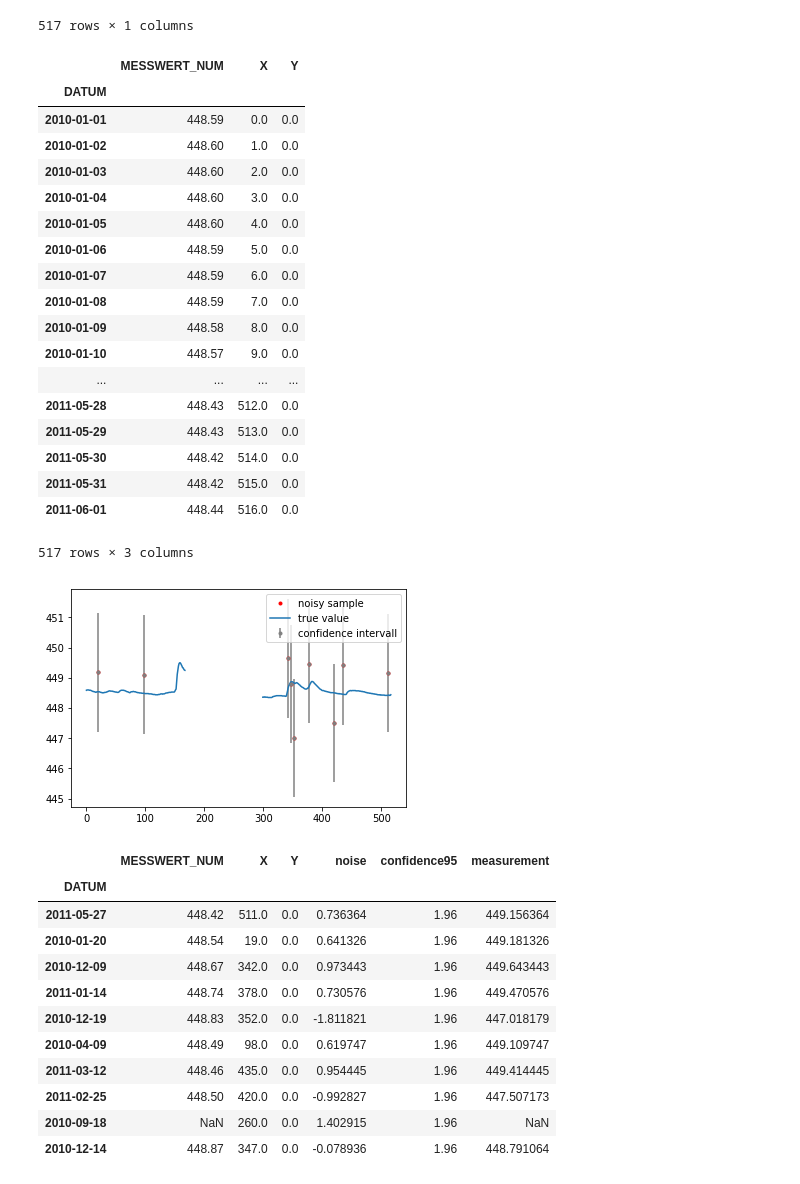
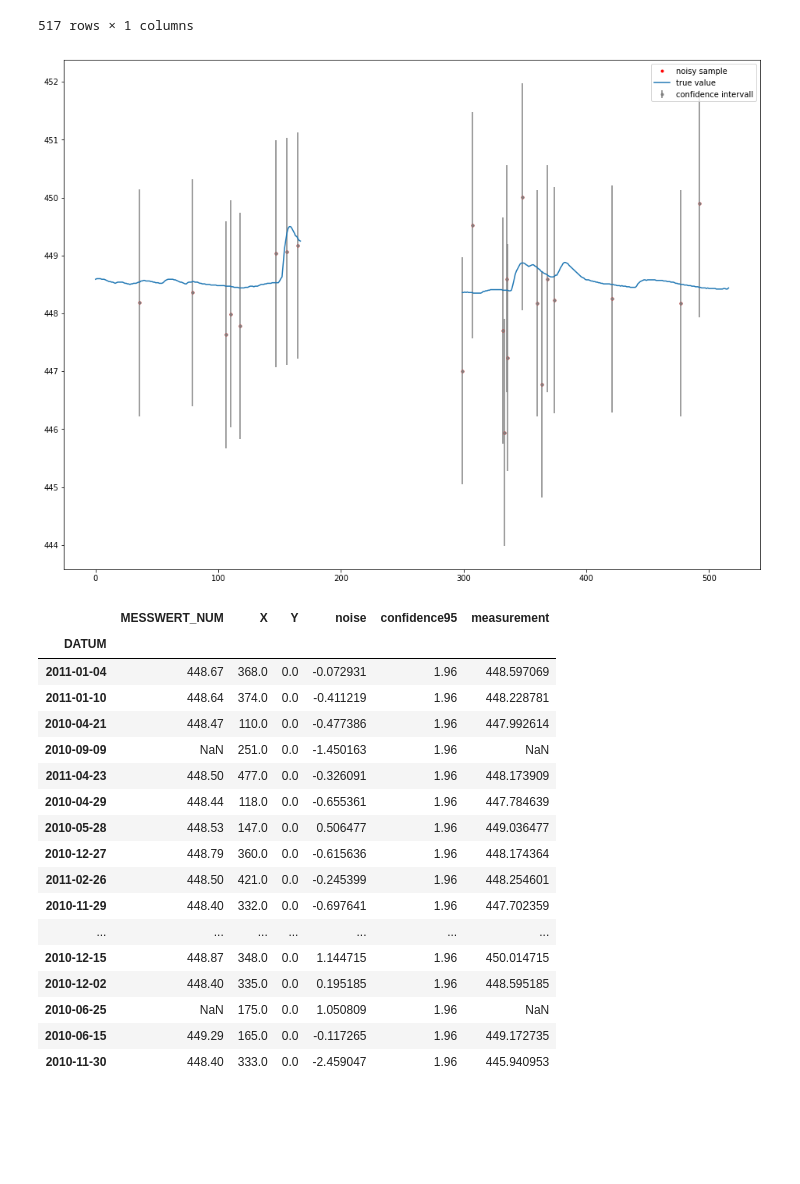
Before and after one commit to red5alex/kriglab, a Jupyter notebook: noisy sample test.ipynb, the cells around one changed output. Drawn from its saved outputs; the diff is of its cells as text; code cells hidden in the pictures; blank space fills up the shorter version.

```diff
--- a/noisy sample test.ipynb
+++ b/noisy sample test.ipynb
@@ -39,27 +39,11 @@ df_test
 X = np.array(df_test.index.values - df_test.index.values.min() , dtype=(float)) / (1e9 * 60 * 60 * 24)
 
 df_test = df_test.assign(X =X[:])
+noise_mean = 0
+noise_std = 1
 df_test["Y"] = 0.
+df_test["noise"] = np.random.randn(len(df_test)) * noise_std + noise_mean
+df_test["confidence95"] = noise_std * 1.96
+df_test["measurement"] = df_test["MESSWERT_NUM"] + df_test["noise"]
+
 P = np.array( df_test.dropna().reset_index()[['DATUM','Y','MESSWERT_NUM']] )
-# %%
-df_test
-# %% [output]
-|  | MESSWERT_NUM | X | Y |
-| DATUM |  |  |  |
-| 2010-01-01 | 448.59 | 0.0 | 0.0 |
-| 2010-01-02 | 448.60 | 1.0 | 0.0 |
-| 2010-01-03 | 448.60 | 2.0 | 0.0 |
-| 2010-01-04 | 448.60 | 3.0 | 0.0 |
-| 2010-01-05 | 448.60 | 4.0 | 0.0 |
-| 2010-01-06 | 448.59 | 5.0 | 0.0 |
-| 2010-01-07 | 448.59 | 6.0 | 0.0 |
-| 2010-01-08 | 448.59 | 7.0 | 0.0 |
-| 2010-01-09 | 448.58 | 8.0 | 0.0 |
-| 2010-01-10 | 448.57 | 9.0 | 0.0 |
-| ... | ... | ... | ... |
-| 2011-05-28 | 448.43 | 512.0 | 0.0 |
-| 2011-05-29 | 448.43 | 513.0 | 0.0 |
-| 2011-05-30 | 448.42 | 514.0 | 0.0 |
-| 2011-05-31 | 448.42 | 515.0 | 0.0 |
-| 2011-06-01 | 448.44 | 516.0 | 0.0 |
-517 rows × 3 columns
@@ -88,28 +50,40 @@ def test_data(data,
+# %%
+def test (data = df_test, n_sample=None):
+    df_z = data
+    if n_sample is not None:
+        df_z = data.sample(n_sample)
+    return df_z
 # %%
-df_z = test_data(data= df_test, n_sample=10)
-
+df_z = test(data=df_test, n_sample=25)
+plt.rcParams["figure.figsize"] = (16, 12)
 plt.plot(df_z.X, df_z.measurement, '.', label='noisy sample', color = "red")
 plt.plot(df_test.X, df_test.MESSWERT_NUM, label="true value")
 plt.errorbar(df_z.X, df_z.measurement, df_z.confidence95, fmt='.',
              label='confidence intervall', color="grey")
 
 plt.legend()
-
+df_z.to_excel(r".\example_data\timeseries10.xlsx")
 plt.show()
 # %% [output]
-[figure, old version]
+[figure, new version]
 # %%
 df_z
 # %% [output]
 |  | MESSWERT_NUM | X | Y | noise | confidence95 | measurement |
 | DATUM |  |  |  |  |  |  |
-| 2011-05-27 | 448.42 | 511.0 | 0.0 | 0.736364 | 1.96 | 449.156364 |
-| 2010-01-20 | 448.54 | 19.0 | 0.0 | 0.641326 | 1.96 | 449.181326 |
-| 2010-12-09 | 448.67 | 342.0 | 0.0 | 0.973443 | 1.96 | 449.643443 |
-| 2011-01-14 | 448.74 | 378.0 | 0.0 | 0.730576 | 1.96 | 449.470576 |
-| 2010-12-19 | 448.83 | 352.0 | 0.0 | -1.811821 | 1.96 | 447.018179 |
-| 2010-04-09 | 448.49 | 98.0 | 0.0 | 0.619747 | 1.96 | 449.109747 |
-| 2011-03-12 | 448.46 | 435.0 | 0.0 | 0.954445 | 1.96 | 449.414445 |
-| 2011-02-25 | 448.50 | 420.0 | 0.0 | -0.992827 | 1.96 | 447.507173 |
-| 2010-09-18 | NaN | 260.0 | 0.0 | 1.402915 | 1.96 | NaN |
-| 2010-12-14 | 448.87 | 347.0 | 0.0 | -0.078936 | 1.96 | 448.791064 |
+| 2011-01-04 | 448.67 | 368.0 | 0.0 | -0.072931 | 1.96 | 448.597069 |
+| 2011-01-10 | 448.64 | 374.0 | 0.0 | -0.411219 | 1.96 | 448.228781 |
+| 2010-04-21 | 448.47 | 110.0 | 0.0 | -0.477386 | 1.96 | 447.992614 |
+| 2010-09-09 | NaN | 251.0 | 0.0 | -1.450163 | 1.96 | NaN |
+| 2011-04-23 | 448.50 | 477.0 | 0.0 | -0.326091 | 1.96 | 448.173909 |
+| 2010-04-29 | 448.44 | 118.0 | 0.0 | -0.655361 | 1.96 | 447.784639 |
+| 2010-05-28 | 448.53 | 147.0 | 0.0 | 0.506477 | 1.96 | 449.036477 |
+| 2010-12-27 | 448.79 | 360.0 | 0.0 | -0.615636 | 1.96 | 448.174364 |
+| 2011-02-26 | 448.50 | 421.0 | 0.0 | -0.245399 | 1.96 | 448.254601 |
+| 2010-11-29 | 448.40 | 332.0 | 0.0 | -0.697641 | 1.96 | 447.702359 |
+| ... | ... | ... | ... | ... | ... | ... |
+| 2010-12-15 | 448.87 | 348.0 | 0.0 | 1.144715 | 1.96 | 450.014715 |
+| 2010-12-02 | 448.40 | 335.0 | 0.0 | 0.195185 | 1.96 | 448.595185 |
+| 2010-06-25 | NaN | 175.0 | 0.0 | 1.050809 | 1.96 | NaN |
+| 2010-06-15 | 449.29 | 165.0 | 0.0 | -0.117265 | 1.96 | 449.172735 |
+| 2010-11-30 | 448.40 | 333.0 | 0.0 | -2.459047 | 1.96 | 445.940953 |
```
Also changed, not shown: parts of 2 cells of this notebook.
